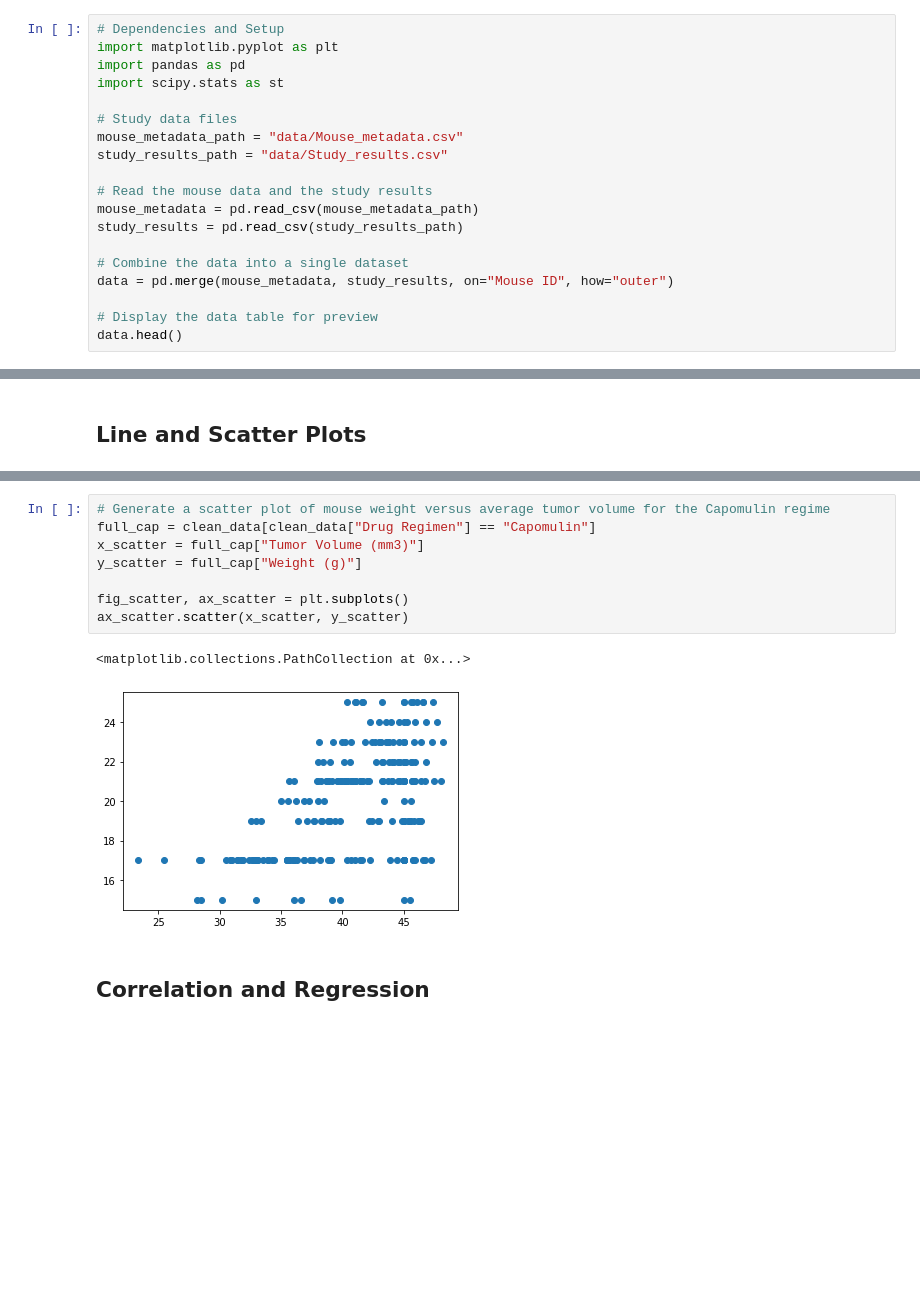
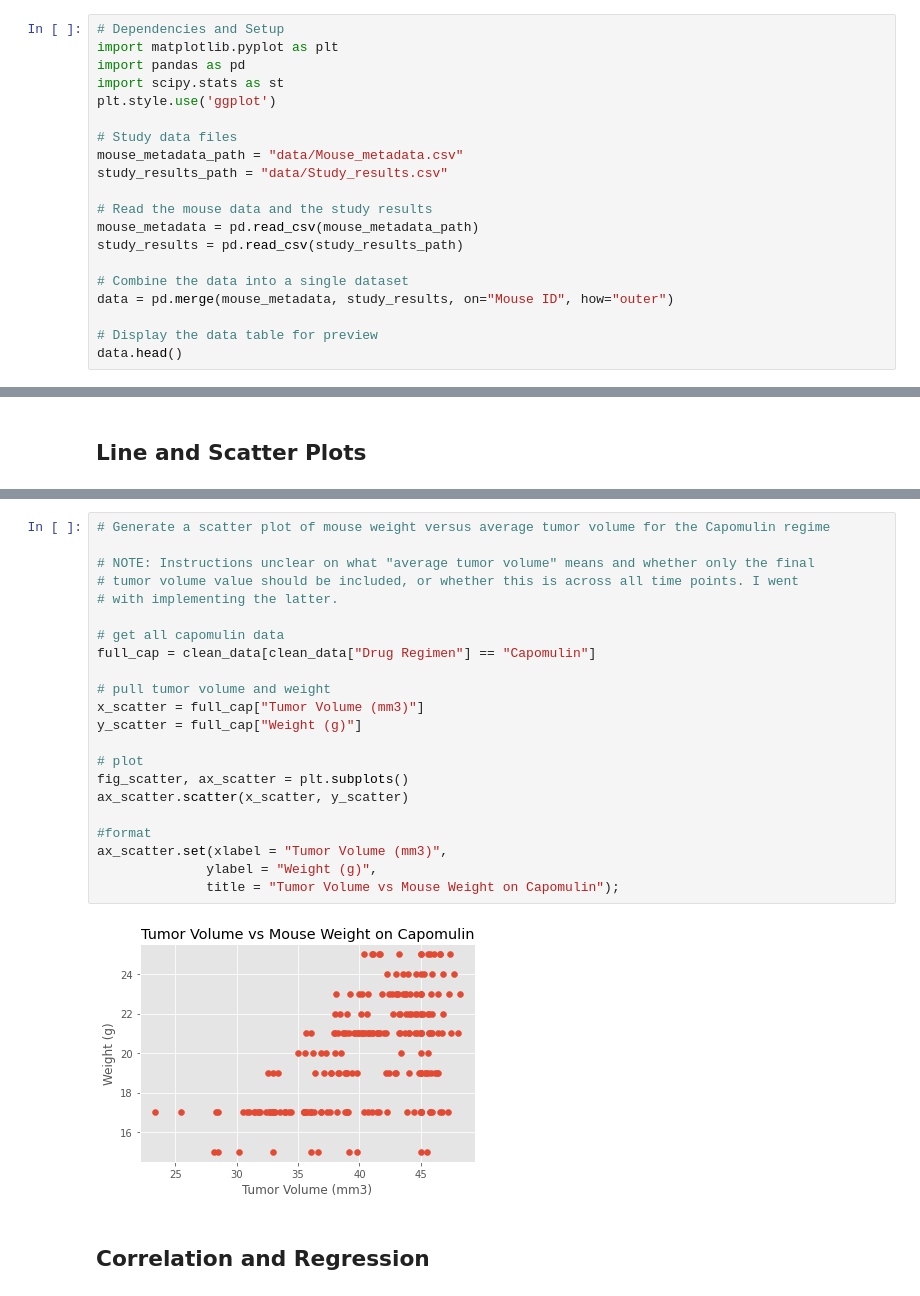
Before and after one commit to isabelle-sanford/pymaceuticals, a Jupyter notebook: pymaceuticals_starter.ipynb, the cells around one changed output, grey strips where cells are left out. Saved outputs shown, nothing was run; the diff lists cells and outputs as text; blank space fills up the shorter version.

```diff
--- a/pymaceuticals_starter.ipynb
+++ b/pymaceuticals_starter.ipynb
@@ -5,6 +5,7 @@
 import matplotlib.pyplot as plt
 import pandas as pd
 import scipy.stats as st
+plt.style.use('ggplot')
 
 # Study data files
 mouse_metadata_path = "data/Mouse_metadata.csv"
@@ -369,14 +322,27 @@ ax_line.plot(x_axis, y_axis)
 # %%
 # Generate a scatter plot of mouse weight versus average tumor volume for the Capomulin regime
+
+# NOTE: Instructions unclear on what "average tumor volume" means and whether only the final
+# tumor volume value should be included, or whether this is across all time points. I went
+# with implementing the latter.
+
+# get all capomulin data
 full_cap = clean_data[clean_data["Drug Regimen"] == "Capomulin"]
+
+# pull tumor volume and weight
 x_scatter = full_cap["Tumor Volume (mm3)"]
 y_scatter = full_cap["Weight (g)"]
 
+# plot
 fig_scatter, ax_scatter = plt.subplots()
 ax_scatter.scatter(x_scatter, y_scatter)
+
+#format
+ax_scatter.set(xlabel = "Tumor Volume (mm3)",
+              ylabel = "Weight (g)",
+              title = "Tumor Volume vs Mouse Weight on Capomulin");
 # %% [output]
-<matplotlib.collections.PathCollection at 0x...>
-[figure, old version]
+[figure, new version]
 # %% [markdown]
 ## Correlation and Regression
 # %%
```
Also changed, not shown: parts of 21 cells of this notebook, 1 other file.
